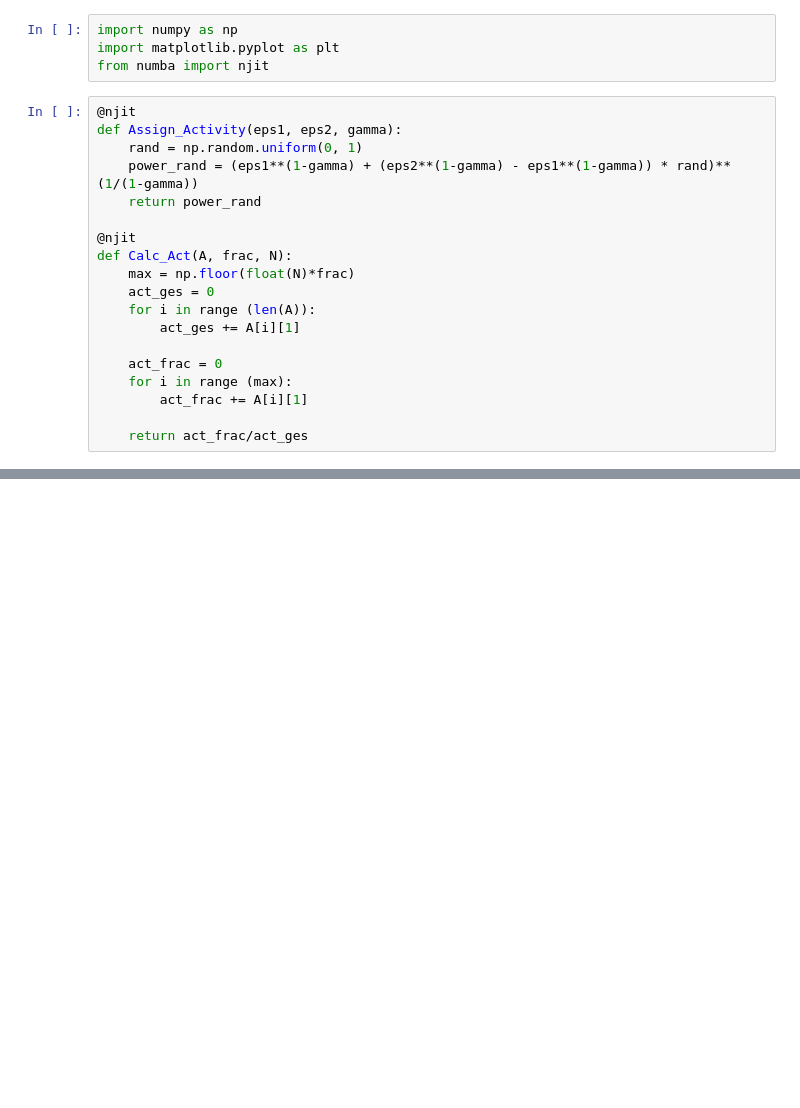
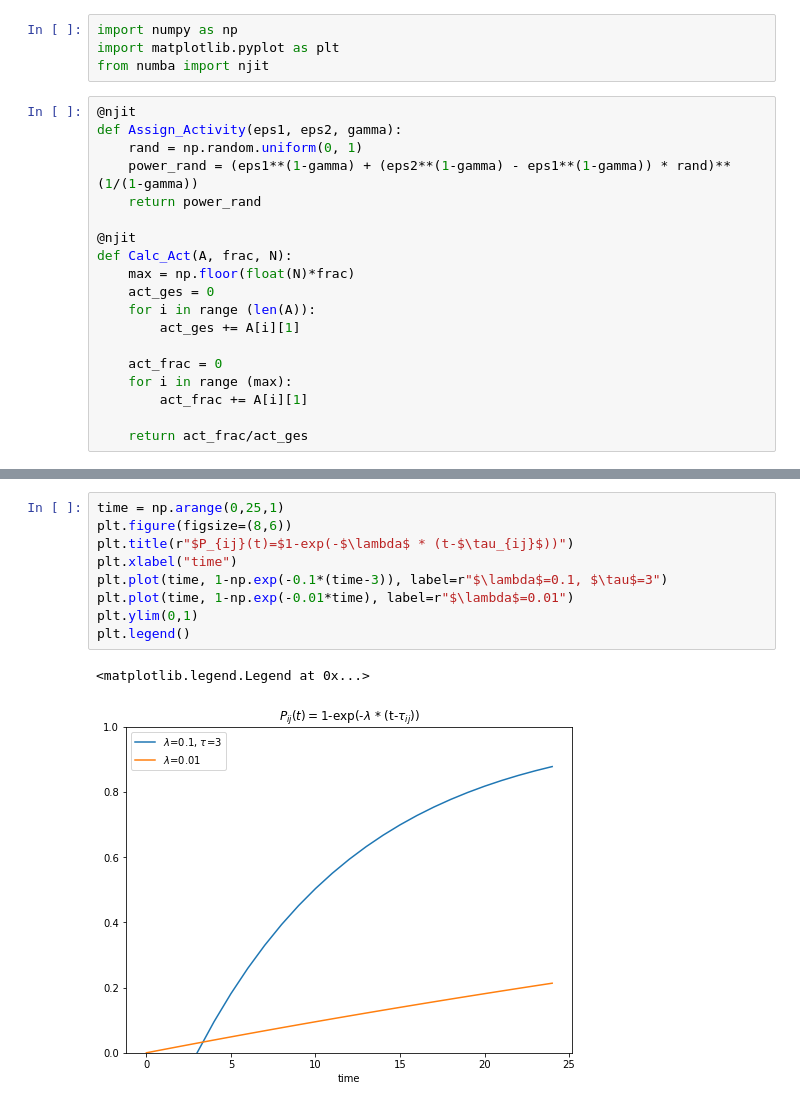
Before and after one commit to RobinDanek/Bachelorproject, a Jupyter notebook: Fraction_Controlled_Plot.ipynb, the cells around one changed output, grey strips where cells are left out. Saved outputs shown, nothing was run; the diff lists cells and outputs as text; blank space fills up the shorter version.

```diff
--- a/Fraction_Controlled_Plot.ipynb
+++ b/Fraction_Controlled_Plot.ipynb
@@ -53,0 +95,12 @@ plt.show()
+# %%
+time = np.arange(0,25,1)
+plt.figure(figsize=(8,6))
+plt.title(r"$P_{ij}(t)=$1-exp(-$\lambda$ * (t-$\tau_{ij}$))")
+plt.xlabel("time")
+plt.plot(time, 1-np.exp(-0.1*(time-3)), label=r"$\lambda$=0.1, $\tau$=3")
+plt.plot(time, 1-np.exp(-0.01*time), label=r"$\lambda$=0.01")
+plt.ylim(0,1)
+plt.legend()
+# %% [output]
+<matplotlib.legend.Legend at 0x...>
+[figure, added]
```
Also changed, not shown: parts of 2 cells of this notebook, 2 other files.
